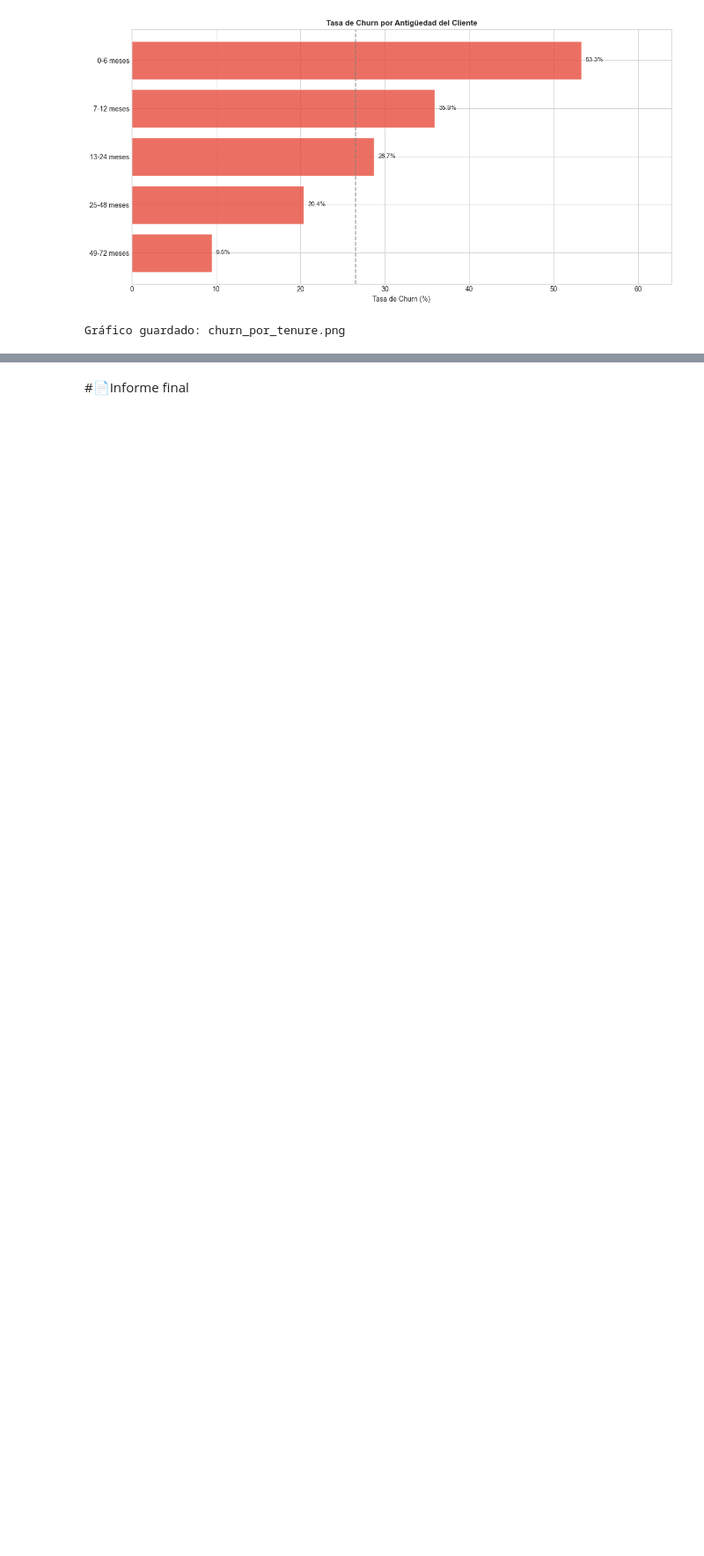
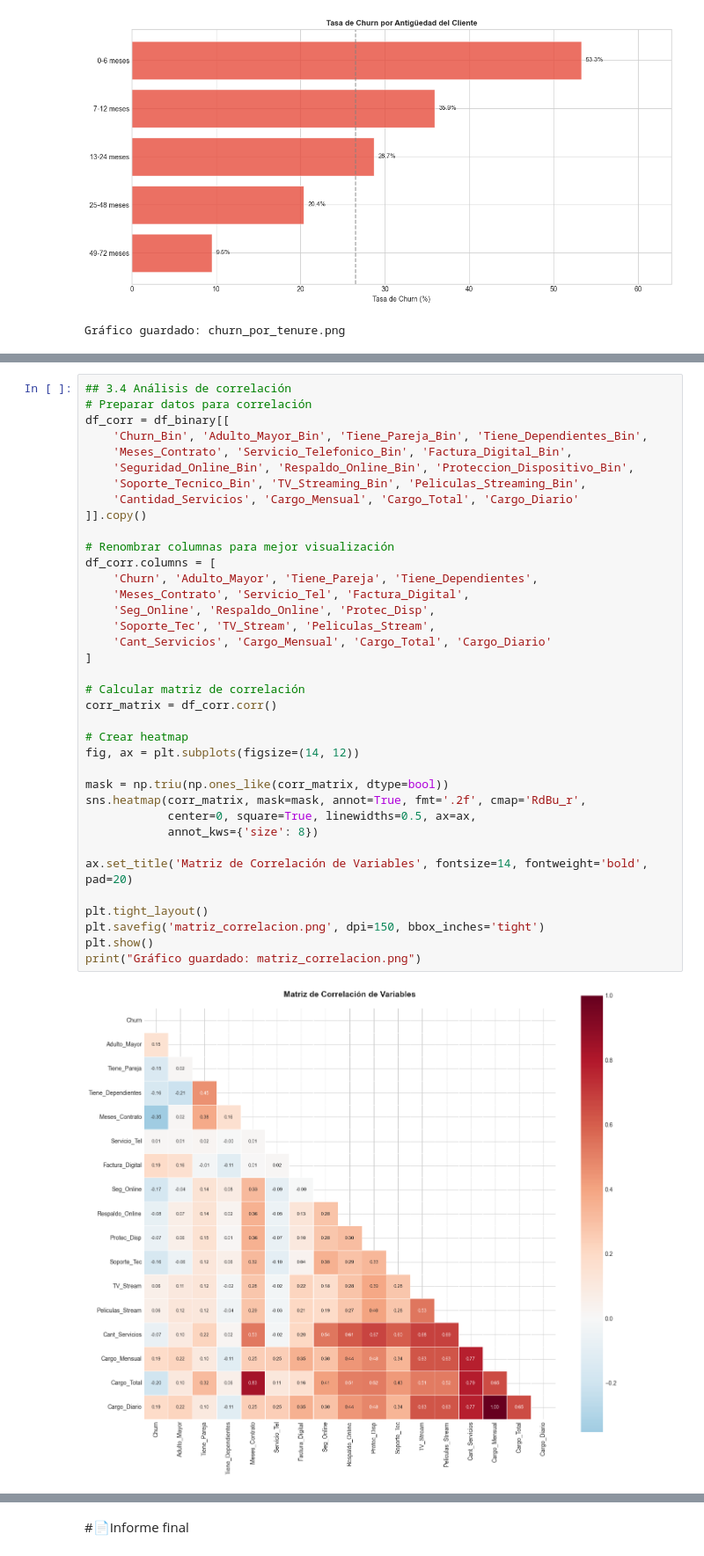
Before and after one commit to anothereverr/oracle-alura-data-science-challenge-2, a Jupyter notebook: TelecomX_LATAM.ipynb, the cells around one changed output, grey strips where cells are left out. Shown at 88% size. Cells and saved outputs as stored; diff of their text form; blank space fills up the shorter version.

```diff
--- a/TelecomX_LATAM.ipynb
+++ b/TelecomX_LATAM.ipynb
@@ -672,0 +697,39 @@ Gráfico guardado: churn_por_tenure.png
+# %%
+## 3.4 Análisis de correlación
+# Preparar datos para correlación
+df_corr = df_binary[[
+    'Churn_Bin', 'Adulto_Mayor_Bin', 'Tiene_Pareja_Bin', 'Tiene_Dependientes_Bin',
+    'Meses_Contrato', 'Servicio_Telefonico_Bin', 'Factura_Digital_Bin',
+    'Seguridad_Online_Bin', 'Respaldo_Online_Bin', 'Proteccion_Dispositivo_Bin',
+    'Soporte_Tecnico_Bin', 'TV_Streaming_Bin', 'Peliculas_Streaming_Bin',
+    'Cantidad_Servicios', 'Cargo_Mensual', 'Cargo_Total', 'Cargo_Diario'
+]].copy()
+
+# Renombrar columnas para mejor visualización
+df_corr.columns = [
+    'Churn', 'Adulto_Mayor', 'Tiene_Pareja', 'Tiene_Dependientes',
+    'Meses_Contrato', 'Servicio_Tel', 'Factura_Digital',
+    'Seg_Online', 'Respaldo_Online', 'Protec_Disp',
+    'Soporte_Tec', 'TV_Stream', 'Peliculas_Stream',
+    'Cant_Servicios', 'Cargo_Mensual', 'Cargo_Total', 'Cargo_Diario'
+]
+
+# Calcular matriz de correlación
+corr_matrix = df_corr.corr()
+
+# Crear heatmap
+fig, ax = plt.subplots(figsize=(14, 12))
+
+mask = np.triu(np.ones_like(corr_matrix, dtype=bool))
+sns.heatmap(corr_matrix, mask=mask, annot=True, fmt='.2f', cmap='RdBu_r',
+            center=0, square=True, linewidths=0.5, ax=ax,
+            annot_kws={'size': 8})
+
+ax.set_title('Matriz de Correlación de Variables', fontsize=14, fontweight='bold', pad=20)
+
+plt.tight_layout()
+plt.savefig('matriz_correlacion.png', dpi=150, bbox_inches='tight')
+plt.show()
+print("Gráfico guardado: matriz_correlacion.png")
+# %% [output]
+[figure, added]
```
Also changed, not shown: parts of 3 cells of this notebook, 2 other files.
